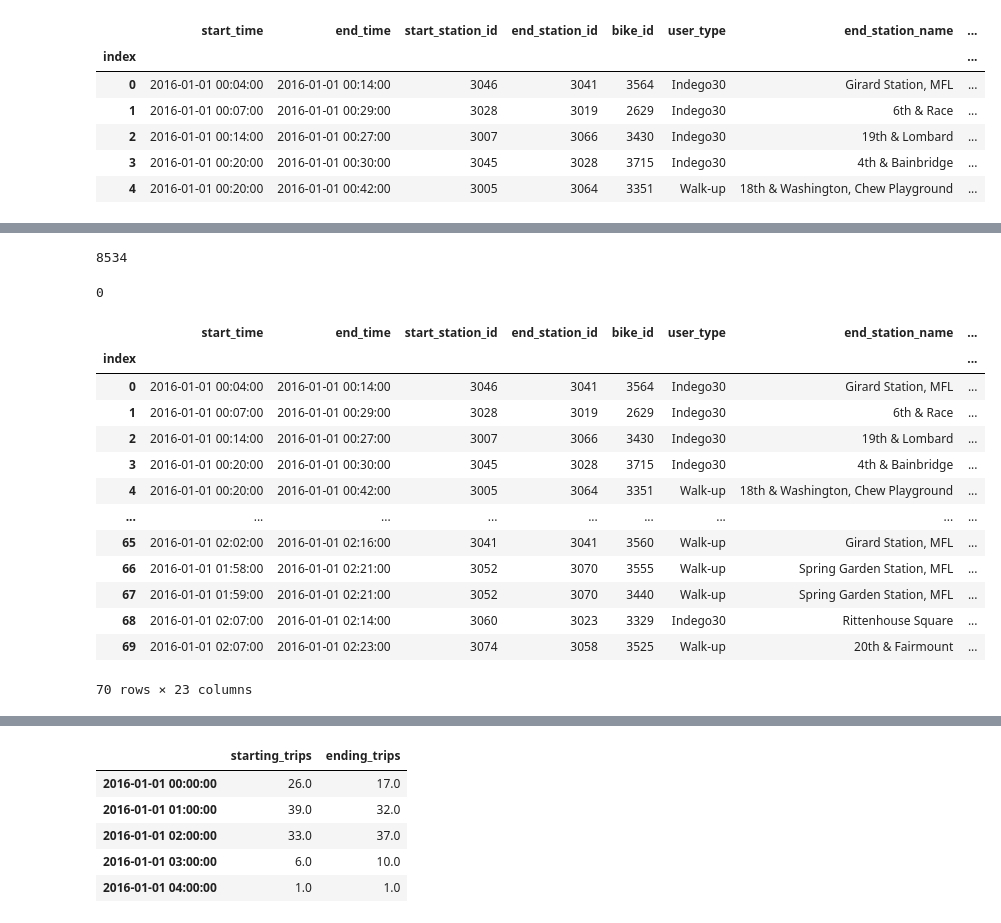
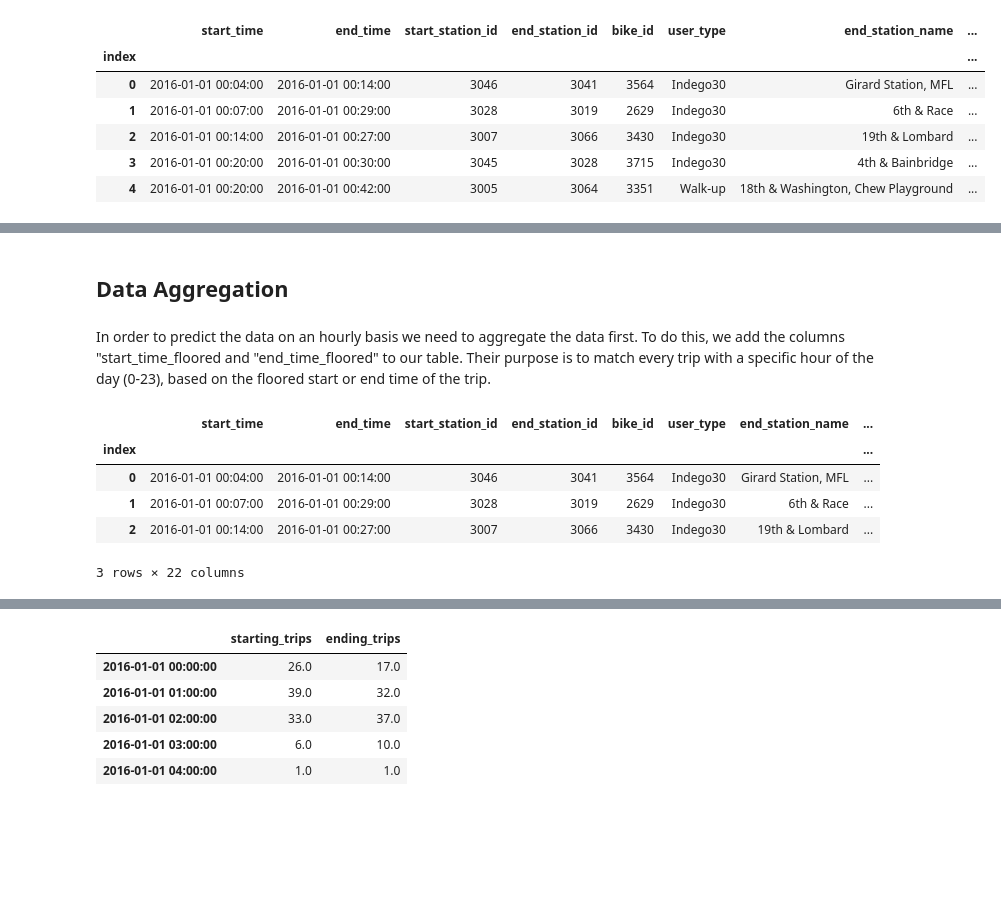
Before and after one commit to Jerematix/dataflow, a Jupyter notebook: notebooks/predictive_analytics/Feature Engineering.ipynb, the cells around one changed output, grey strips where cells are left out. Drawn from its saved outputs; the diff is of its cells as text; code cells hidden in the pictures; blank space fills up the shorter version.

Commit message:
most common neighborhood ausgelagert + angefangen mit kommentaren (mit isabella)

```diff
--- a/notebooks/predictive_analytics/Feature Engineering.ipynb
+++ b/notebooks/predictive_analytics/Feature Engineering.ipynb
@@ -48,4 +27,0 @@ print(neighborhood_map)
-# %%
-# add columns for geojson
-df_bike_trips['start_geometry'] = df_bike_trips.apply(lambda row: Point(np.array([row['start_lon'], row['start_lat']])), axis=1)
-# df_bike_trips['end_geometry'] = df_bike_trips.apply(lambda row: Point(np.array([row['end_lon'], row['end_lat']])), axis=1)
@@ -77,9 +27,0 @@ most_common_listname = merged.groupby(df_bike_trips['start_time'].dt.floor('H'))
-# %%
-print(len(most_common_listname))
-# %% [output]
-8534
-# %%
-# most_common_listname.head()
-most_common_listname.isna().sum()
-# %% [output]
-0
@@ -88,24 +28,20 @@ most_common_listname.isna().sum()
+# %% [markdown]
+## Data Aggregation
+# %% [markdown]
+In order to predict the data on an hourly basis we need to aggregate the data first. To do this, we add the columns "start_time_floored and "end_time_floored" to our table. Their purpose is to match every trip with a specific hour of the day (0-23), based on the floored start or end time of the trip.
 # %%
-# floor start and end times of trips to hour value, i.e. ignore minutes and seconds
+# creation of floored start and end time columns
 df_bike_trips['start_time_floored'] = df_bike_trips['start_time'].dt.floor('H')
 df_bike_trips['end_time_floored'] = df_bike_trips['end_time'].dt.floor('H')
 
-df_bike_trips.head(70)
+df_bike_trips.head(3)
 # %% [output]
 |  | start_time | end_time | start_station_id | end_station_id | bike_id | user_type | end_station_name | ... |
 | index |  |  |  |  |  |  |  | ... |
 | 0 | 2016-01-01 00:04:00 | 2016-01-01 00:14:00 | 3046 | 3041 | 3564 | Indego30 | Girard Station, MFL | ... |
 | 1 | 2016-01-01 00:07:00 | 2016-01-01 00:29:00 | 3028 | 3019 | 2629 | Indego30 | 6th & Race | ... |
 | 2 | 2016-01-01 00:14:00 | 2016-01-01 00:27:00 | 3007 | 3066 | 3430 | Indego30 | 19th & Lombard | ... |
-| 3 | 2016-01-01 00:20:00 | 2016-01-01 00:30:00 | 3045 | 3028 | 3715 | Indego30 | 4th & Bainbridge | ... |
-| 4 | 2016-01-01 00:20:00 | 2016-01-01 00:42:00 | 3005 | 3064 | 3351 | Walk-up | 18th & Washington, Chew Playground | ... |
-| ... | ... | ... | ... | ... | ... | ... | ... | ... |
-| 65 | 2016-01-01 02:02:00 | 2016-01-01 02:16:00 | 3041 | 3041 | 3560 | Walk-up | Girard Station, MFL | ... |
-| 66 | 2016-01-01 01:58:00 | 2016-01-01 02:21:00 | 3052 | 3070 | 3555 | Walk-up | Spring Garden Station, MFL | ... |
-| 67 | 2016-01-01 01:59:00 | 2016-01-01 02:21:00 | 3052 | 3070 | 3440 | Walk-up | Spring Garden Station, MFL | ... |
-| 68 | 2016-01-01 02:07:00 | 2016-01-01 02:14:00 | 3060 | 3023 | 3329 | Indego30 | Rittenhouse Square | ... |
-| 69 | 2016-01-01 02:07:00 | 2016-01-01 02:23:00 | 3074 | 3058 | 3525 | Walk-up | 20th & Fairmount | ... |
-70 rows × 23 columns
+3 rows × 22 columns
 # %%
 # calculate the number of starting and ending trips for each hour
 starting_trips_grouped = (
```
Also changed, not shown: parts of 14 cells of this notebook, 3 other files.
